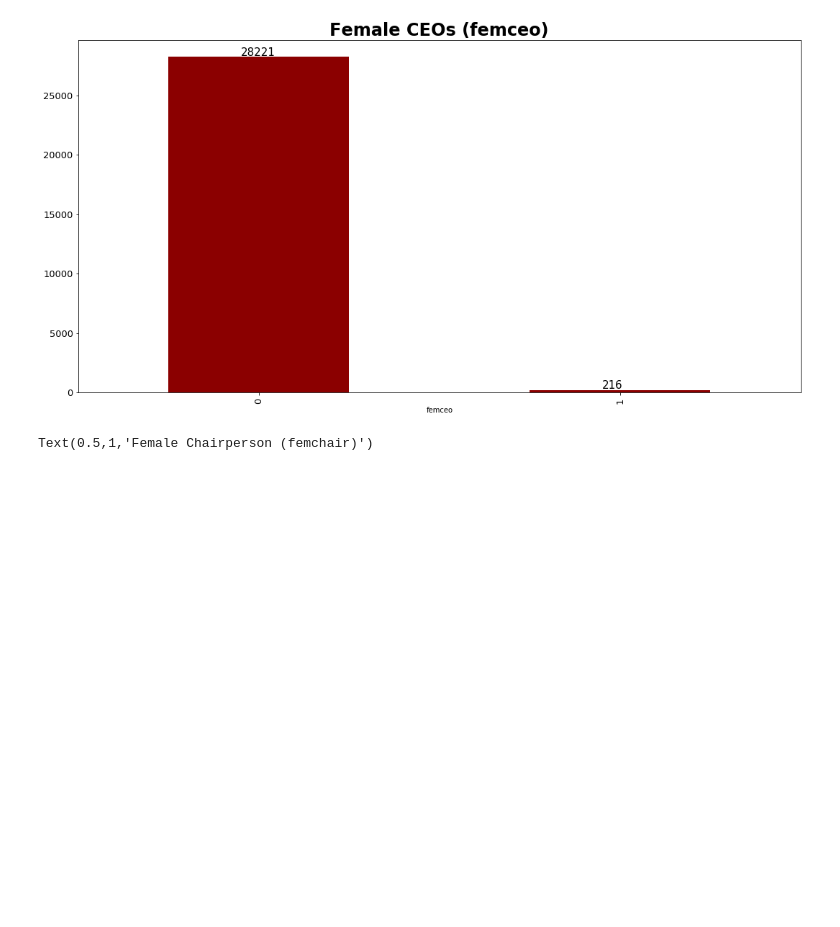
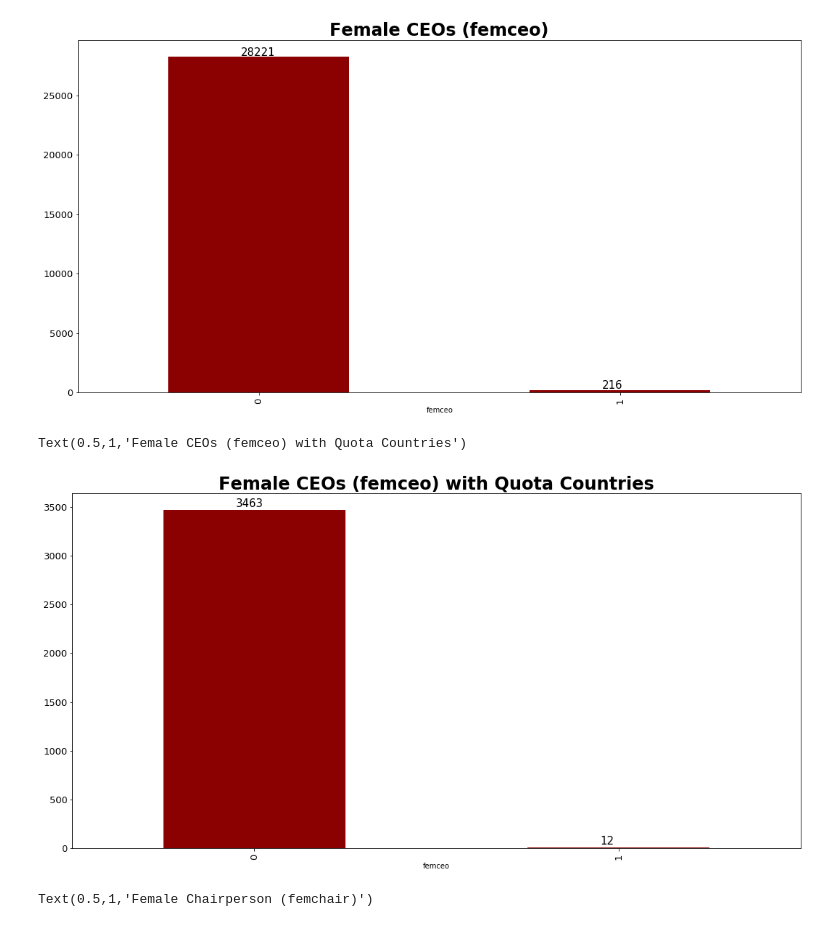
Before and after one commit to etokrug/GroupProject, a Jupyter notebook: GroupProject.ipynb, the cells around one changed output. Drawn from its saved outputs; the diff is of its cells as text; code cells hidden in the pictures; blank space fills up the shorter version.

```diff
--- a/GroupProject.ipynb
+++ b/GroupProject.ipynb
@@ -305,6 +346,26 @@ plt.title("Female CEOs (femceo)", fontdict={'fontsize': 24, 'fontweight' : 'bold
 # %% [output]
 Text(0.5,1,'Female CEOs (femceo)')
 [figure]
+# %%
+df_femceo_quota = df_main.loc[df_main["HAS_QUOTA"] == 1][['femceo']].copy()
+df_femceo_quota = df_femceo_quota.sort_values(by=['femceo'])
+df_femceo_quota = df_femceo_quota.groupby(['femceo'])['femceo'].count()
+
+
+#plt.figure(figsize = (24, 12))
+#ax = df_bsize.hist(bins=32,figsize=(24, 12))
+ax = df_femceo_quota.plot(kind='bar', figsize=(18,9),
+                                        color="darkred", fontsize=13);
+ax.xaxis.set_major_formatter(matplotlib.ticker.StrMethodFormatter('{x:.0f}'))
+
+for i in ax.patches:
+    # get_x pulls left or right; get_height pushes up or down
+    ax.text(i.get_x()+.2, i.get_height()+30, str(i.get_height()), fontsize=15, color='black')
+
+plt.title("Female CEOs (femceo) with Quota Countries", fontdict={'fontsize': 24, 'fontweight' : 'bold'})
+# %% [output]
+Text(0.5,1,'Female CEOs (femceo) with Quota Countries')
+[figure, added]
 # %%
 df_femchair = df_main[['femchair']].copy()
 df_femchair = df_femchair.sort_values(by=['femchair'])
```
Also changed, not shown: parts of 19 cells of this notebook, 1 other file.
